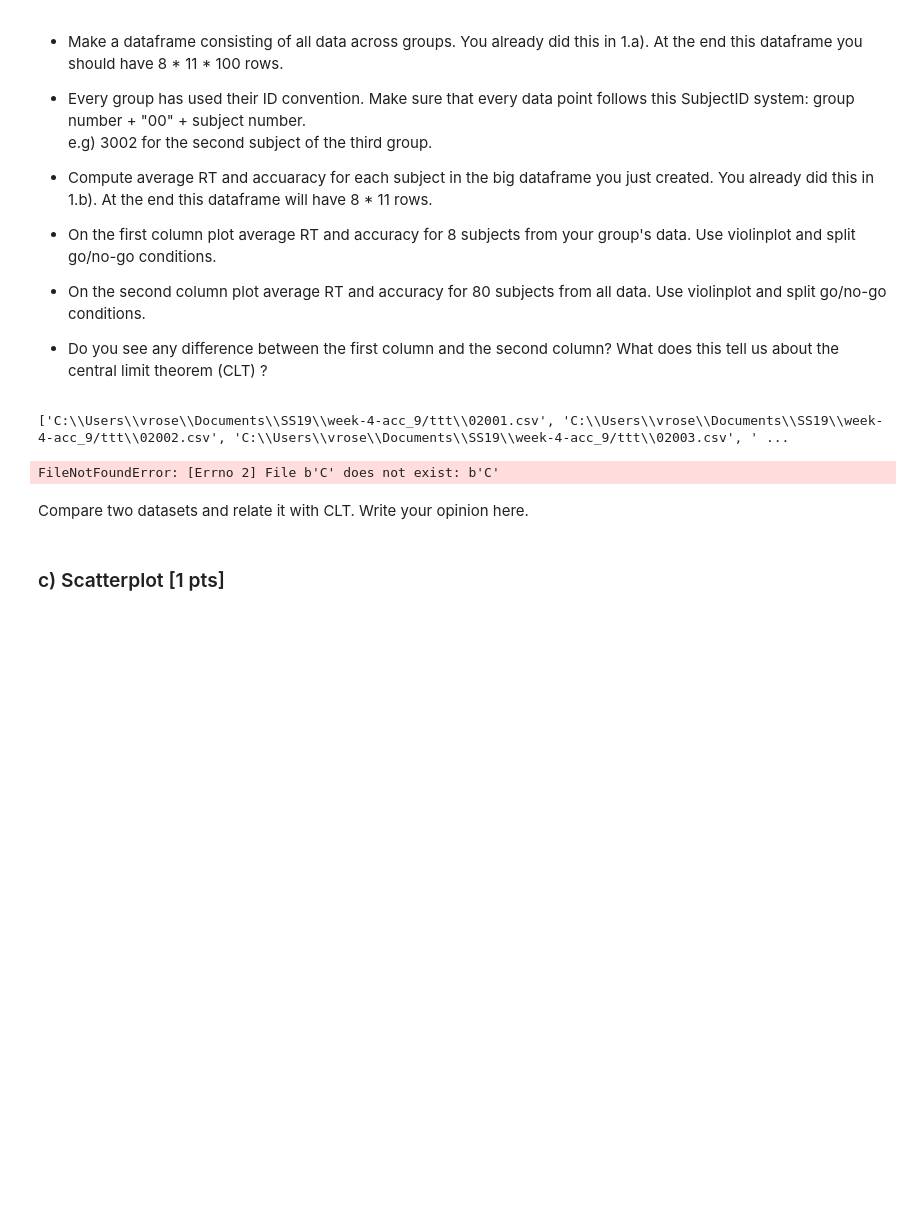
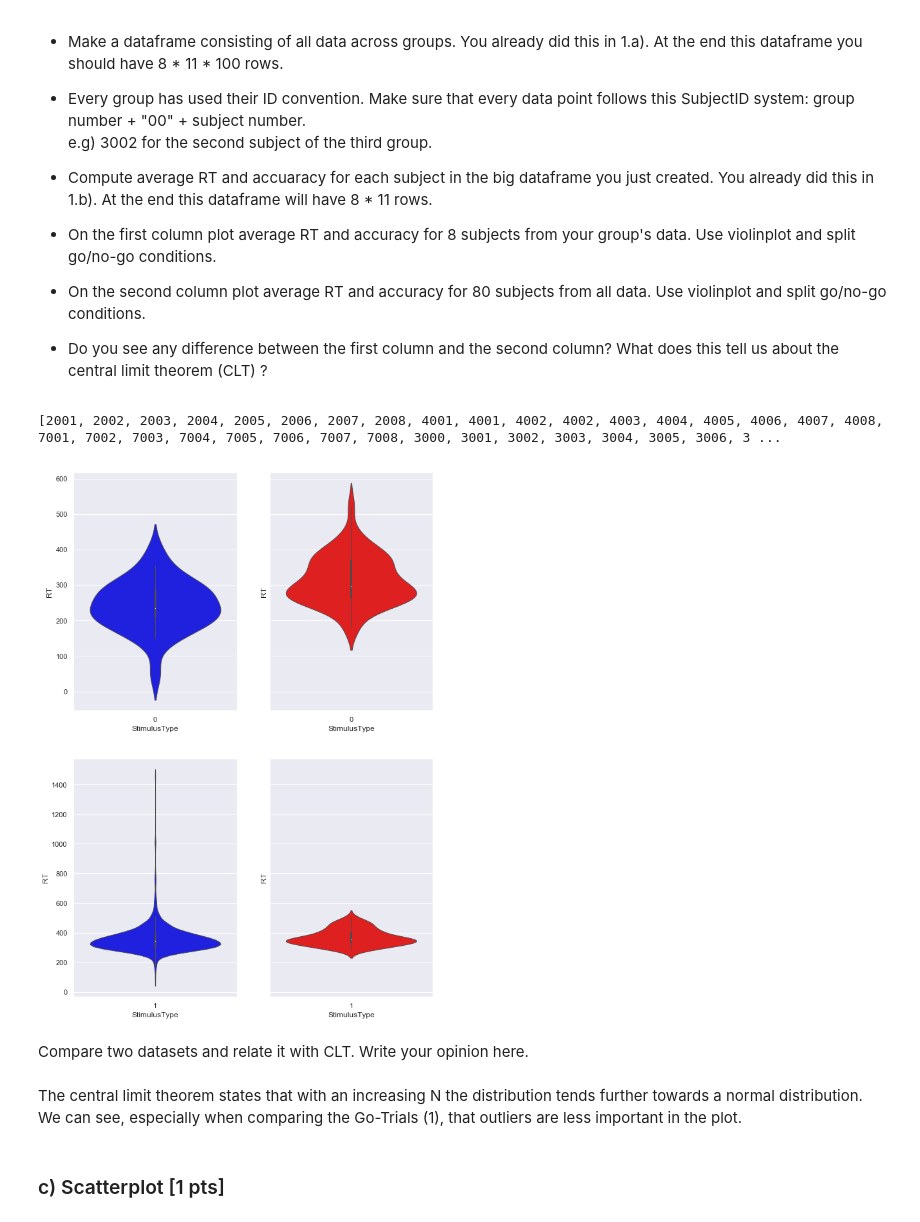
Before and after one commit to NBP-ACC/week-4-acc_9, a Jupyter notebook: sheet02.ipynb, the cells around one changed output. Cells and saved outputs as stored; diff of their text form; code cells hidden in the pictures; blank space fills up the shorter version.

```diff
--- a/sheet02.ipynb
+++ b/sheet02.ipynb
@@ -191,57 +191,41 @@ e.g) 3002 for the second subject of the third group.
 # Don't forget to modify the Subject ID
 
 import ntpath
-
+import re
+import glob
+import os
+import pandas as pd
+import numpy as np
 # set the /DataComplete as root directory so 'groups' contains the group folders
 rootdir = os.getcwd() + ("/ttt/")
 
-
-
-# might not be needed PATH = os.getcwd() + ("/DataComplete/Group_%d%d" %(0-1,1-9))
+#create list to store all files
+all_files = []
 
 #go through all groups and introduce proper naming convention, e.g. Sub1001 etc.
-
-#create list to store all files
-all_files = []
-#append lists of files for each group to the all_files list
-#for groups,_,_ in os.walk(rootdir):
-#    all_files.append(glob.glob("*.csv"))
-
 all_files = glob.glob(os.path.join(rootdir, "*.csv"))
-all_filenames = ntpath.basename()
-
-print(all_files)
+all_filenames = []
+for file in all_files:
+    file_polished = int(re.search(r'\d+', ntpath.basename(file)).group())
+    all_filenames.append(file_polished)
+#print(all_filenames)
 
 #create list to hold the dataframe
 df_concatenated_complete = []
-
 all_files.sort()
 
 #read all CSV files into a dataframe and concatenate them into the list
-for groups in all_files:
-    for filename in groups:
-        data_frame = pd.read_csv(filename, header = 0)
-        df_concatenated_complete.append(data_frame)
+for index, filename in enumerate(all_files):
+    data_frame = pd.read_csv(filename, header = 0)
+    data_frame['SubjectID'] = all_filenames[index]
+    df_concatenated_complete.append(data_frame)
 df_concatenated_complete = pd.concat(df_concatenated_complete, axis=0, ignore_index=True)
-
-'''
-
-"""
-for index, groups in enumerate(all_files):
-    for idx, filename in enumerate(groups):
-        for i in df_concatenated_complete:
-            df_concatenated_complete["SubjectID"][i] = ("%d00%d" %(index,idx))
-            """
-
-
-for index, row in df_concatenated_complete.iterrows():
-    df_concatenated_complete["SubjectID"] = index
 
 
 pd.set_option('display.max_rows',2000)
 pd.set_option('display.max_columns',6)
 pd.set_option('display.width',1000)
-print(df_concatenated_complete)
+#print(df_concatenated_complete)
 
 # Add 'congruence' column
 df_concatenated_complete['congruence'] = df_concatenated_complete['StimulusType'] == df_concatenated_complete['response']
@@ -250,48 +234,48 @@ df_concatenated_complete['congruence'] = df_concatenated_complete['StimulusType'
 df_concatenated_complete_avg = df_concatenated_complete[['SubjectID','StimulusType','RT','congruence']] # create a new dataframe with averaged data
 df_concatenated_complete_avg['RT'].replace(0, np.NaN, inplace=True) # Transform 0ms RT to NaN to prevent taking these into account for mean
 df_concatenated_complete_avg = df_concatenated_complete_avg.groupby(['SubjectID','StimulusType']).mean() # Calculate mean of RT and congruence for all SubjectID-StimulusType combinations
-
 df_concatenated_complete_avg.columns = ['RT','accuracy'] # Rename 'congruence' to 'accuracy'
-
 df_concatenated_complete_avg['RT'].replace(np.NaN, 0, inplace=True) # Replace NaNs with 0 in the final data again
 
-
 #save averaged dataframe
-DATAPATH = os.getcwd() + '/Processed/data_concat_avg.csv'
+DATAPATH = os.getcwd() + '/Processed/data_concat_allsubjects_avg.csv'
 df_concatenated_complete_avg.to_csv(DATAPATH)
 
 # read data
-data_all_concat = pd.read_csv(os.getcwd() + "/Processed/data_concat_avg.csv")
+data_all_concat = pd.read_csv(os.getcwd() + "/Processed/data_concat_allsubjects_avg.csv")
+
 # mask RT=0 using NaNs
 data_all_concat['RT'] = data_all_concat['RT'].mask(data_all_concat['RT'] == 0)
 
 go = data_all_concat.query("StimulusType=='1'")
 no = data_all_concat.query("StimulusType=='0'")
 
 go_single =data_concat.query("StimulusType=='1'")
 no_single =data_concat.query("StimulusType=='0'")
 
 # Now it's time to plot your results
 figs, axes = plt.subplots(nrows=2, ncols=2, figsize=(10,15),sharey="row")
 
 # violin plot for your group's data
 sns.violinplot(data=no_single,x='StimulusType',y='RT', color = 'blue', linewidth = 1, ax=axes[0,0]) # prevent outliers to be drawn again
 sns.violinplot(data=go_single,x='StimulusType',y='RT', color = 'blue', linewidth = 1, ax=axes[1,0])
 
 # violin plot of all group's data
 sns.violinplot(data=no,x='StimulusType',y='RT', color = 'red', linewidth = 1, ax= axes[0,1]) # prevent outliers to be drawn again
 sns.violinplot(data=go,x='StimulusType',y='RT', color = 'red', linewidth = 1, ax= axes[1,1])
 
 
 fig.tight_layout()
 
-#TODO explain CLT
-'''
+# Explain CLT
+# See below
 # %% [output]
-['C:\\Users\\vrose\\Documents\\SS19\\week-4-acc_9/ttt\\02001.csv', 'C:\\Users\\vrose\\Documents\\SS19\\week-4-acc_9/ttt\\02002.csv', 'C:\\Users\\vrose\\Documents\\SS19\\week-4-acc_9/ttt\\02003.csv', ' ...
+[2001, 2002, 2003, 2004, 2005, 2006, 2007, 2008, 4001, 4001, 4002, 4002, 4003, 4004, 4005, 4006, 4007, 4008, 7001, 7002, 7003, 7004, 7005, 7006, 7007, 7008, 3000, 3001, 3002, 3003, 3004, 3005, 3006, 3 ...
-FileNotFoundError: [Errno 2] File b'C' does not exist: b'C'
+[figure, added]
 # %% [markdown]
 Compare two datasets and relate it with CLT. Write your opinion here.
+# %% [markdown]
+The central limit theorem states that with an increasing N the distribution tends further towards a normal distribution. We can see, especially when comparing the Go-Trials (1), that outliers are less important in the plot.
 # %% [markdown]
 ### c) Scatterplot [1 pts]
 # %% [markdown]
```
Also changed, not shown: parts of 1 cell of this notebook, 2 other files.
